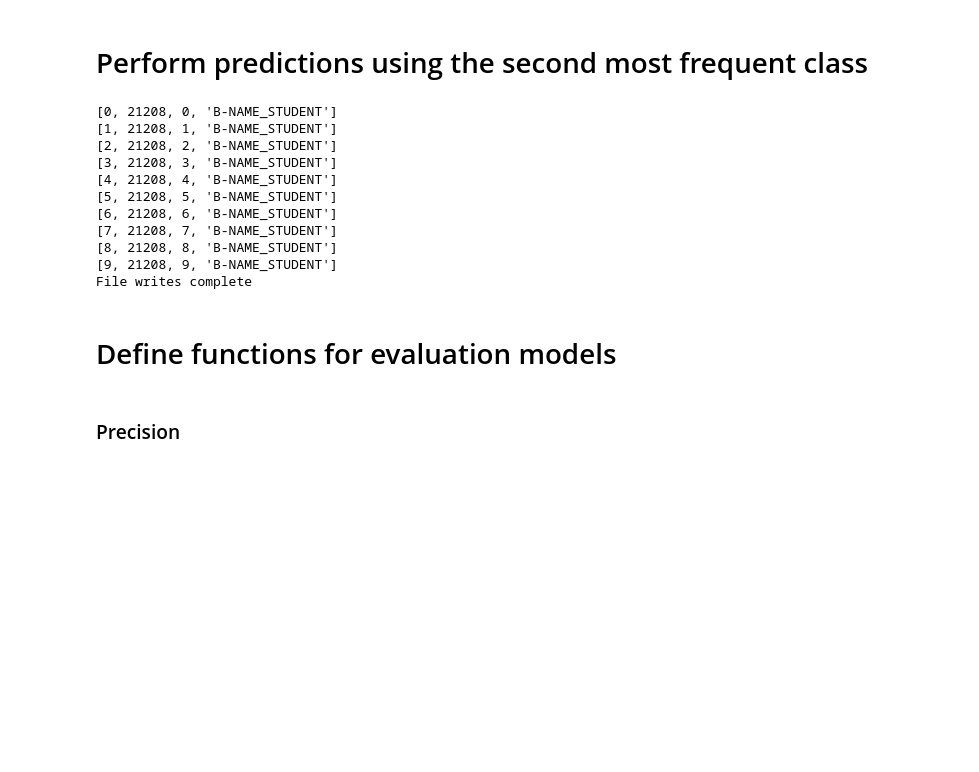
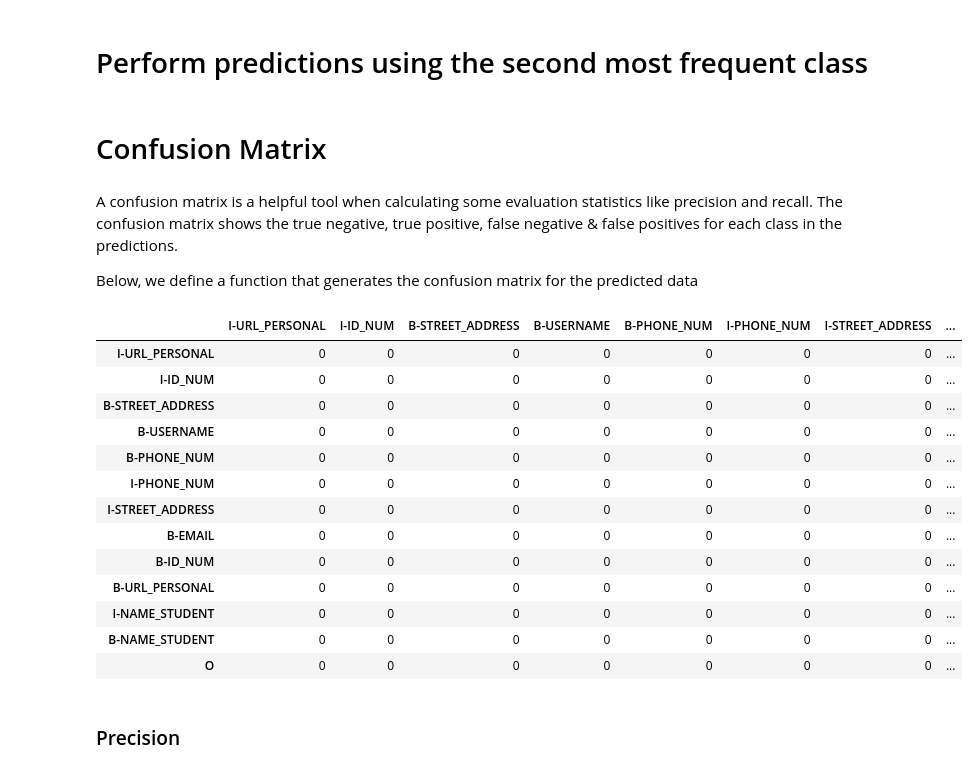
Before and after one commit to SKBlankson/ML-Midsem, a Jupyter notebook: Samuel_Oheneba_Checkpoint1.ipynb, the cells around one changed output. Cells and saved outputs as stored; diff of their text form; code cells hidden in the pictures; blank space fills up the shorter version.

Commit message:
Confusion Matrix
Add confusion matrix

```diff
--- a/Samuel_Oheneba_Checkpoint1.ipynb
+++ b/Samuel_Oheneba_Checkpoint1.ipynb
@@ -187,21 +179,64 @@ File writes complete
 # %% [markdown]
 # Perform predictions using the second most frequent class
 # %%
-MFC(test_set,'nmfc')
+# MFC(train_set,'nmfc')
-# %% [output]
-[0, 21208, 0, 'B-NAME_STUDENT']
-[1, 21208, 1, 'B-NAME_STUDENT']
-[2, 21208, 2, 'B-NAME_STUDENT']
-[3, 21208, 3, 'B-NAME_STUDENT']
-[4, 21208, 4, 'B-NAME_STUDENT']
-[5, 21208, 5, 'B-NAME_STUDENT']
-[6, 21208, 6, 'B-NAME_STUDENT']
-[7, 21208, 7, 'B-NAME_STUDENT']
-[8, 21208, 8, 'B-NAME_STUDENT']
-[9, 21208, 9, 'B-NAME_STUDENT']
-File writes complete
-# %% [markdown]
-# Define functions for evaluation models
+# %% [markdown]
+# Confusion Matrix
+# %% [markdown]
+A confusion matrix is a helpful tool when calculating some evaluation statistics like precision and recall. The confusion matrix shows the true negative, true positive, false negative & false positives for each class in the predictions.
+
+Below, we define a function that generates the confusion matrix for the predicted data
+# %%
+def confusion_matrix(predictions_csv, evaluations_csv):
+    # Read predictions and evaluations as dataframes
+    predictions = pd.read_csv(predictions_csv)
+    evaluations = pd.read_csv(evaluations_csv)
+
+    # Initialize a dataframe to store the matrix
+
+    # Specify heading names for columns and rows
+    headings =['I-URL_PERSONAL', 'I-ID_NUM', 'B-STREET_ADDRESS',
+             'B-USERNAME', 'B-PHONE_NUM', 'I-PHONE_NUM', 'I-STREET_ADDRESS',
+             'B-EMAIL', 'B-ID_NUM', 'B-URL_PERSONAL', 'I-NAME_STUDENT', 'B-NAME_STUDENT', 'O']
+
+    # Create an empty DataFrame with specified column and row n
+    matrix = pd.DataFrame(columns=headings, index= headings)
+
+    # Fill DataFrame with zeros
+    matrix = matrix.fillna(0)
+
+    # Count true and false positives for each class
+    for i in range(len(predictions)):
+        predicted_label = predictions.iloc[i]['label']
+        ground_truth = evaluations.iloc[i]['label']
+        if predicted_label == ground_truth:
+            matrix[ground_truth][ground_truth] +=1
+        else:
+            matrix[ground_truth][predicted_label] +=1
+
+
+    return matrix
+
+
+
+
+
+confusion_matrix('submissions-mfc.csv','evaluation-mfc.csv')
+# %% [output]
+|  | I-URL_PERSONAL | I-ID_NUM | B-STREET_ADDRESS | B-USERNAME | B-PHONE_NUM | I-PHONE_NUM | I-STREET_ADDRESS | ... |
+| I-URL_PERSONAL | 0 | 0 | 0 | 0 | 0 | 0 | 0 | ... |
+| I-ID_NUM | 0 | 0 | 0 | 0 | 0 | 0 | 0 | ... |
+| B-STREET_ADDRESS | 0 | 0 | 0 | 0 | 0 | 0 | 0 | ... |
+| B-USERNAME | 0 | 0 | 0 | 0 | 0 | 0 | 0 | ... |
+| B-PHONE_NUM | 0 | 0 | 0 | 0 | 0 | 0 | 0 | ... |
+| I-PHONE_NUM | 0 | 0 | 0 | 0 | 0 | 0 | 0 | ... |
+| I-STREET_ADDRESS | 0 | 0 | 0 | 0 | 0 | 0 | 0 | ... |
+| B-EMAIL | 0 | 0 | 0 | 0 | 0 | 0 | 0 | ... |
+| B-ID_NUM | 0 | 0 | 0 | 0 | 0 | 0 | 0 | ... |
+| B-URL_PERSONAL | 0 | 0 | 0 | 0 | 0 | 0 | 0 | ... |
+| I-NAME_STUDENT | 0 | 0 | 0 | 0 | 0 | 0 | 0 | ... |
+| B-NAME_STUDENT | 0 | 0 | 0 | 0 | 0 | 0 | 0 | ... |
+| O | 0 | 0 | 0 | 0 | 0 | 0 | 0 | ... |
 # %% [markdown]
 ### Precision
 # %% [markdown]
```
Also changed, not shown: parts of 5 cells of this notebook, 5 other files.
